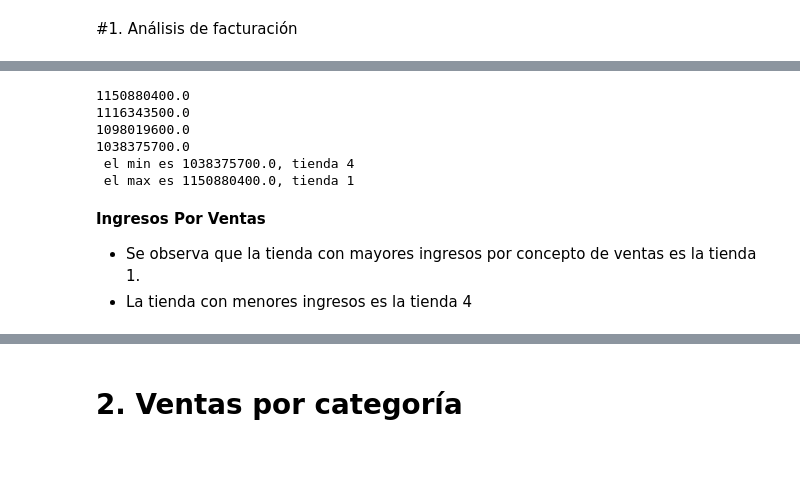
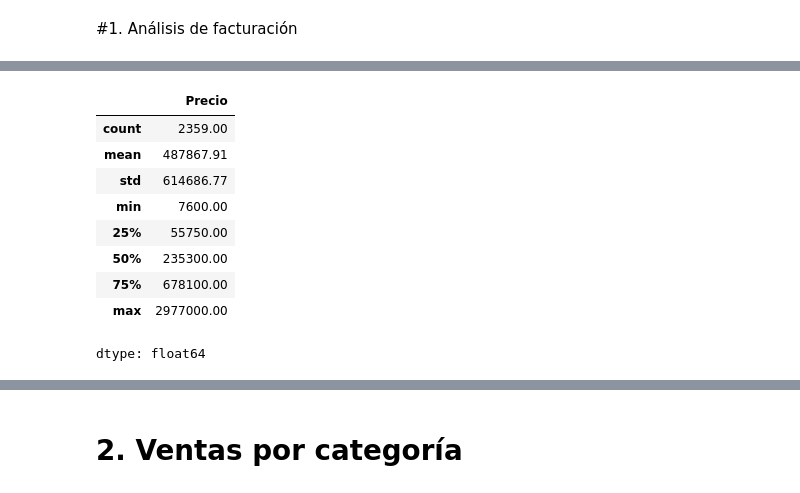
Before and after one commit to fmonteci/AluraStore, a Jupyter notebook: AluraStoreLatam.ipynb, the cells around one changed output, grey strips where cells are left out. Drawn from its saved outputs; the diff is of its cells as text; code cells hidden in the pictures; blank space fills up the shorter version.

```diff
--- a/AluraStoreLatam.ipynb
+++ b/AluraStoreLatam.ipynb
@@ -55,18 +28,14 @@ memory usage: 221.3+ KB
-# %%
-print(facturacion)
-print(facturacion2)
-print(facturacion3)
-print(facturacion4)
-print(f" el min es {min(facturacion,facturacion2,facturacion3,facturacion4)}, tienda 4")
-print(f" el max es {max(facturacion,facturacion2,facturacion3,facturacion4)}, tienda 1")
-# %% [output]
-1150880400.0
-1116343500.0
-1098019600.0
-1038375700.0
- el min es 1038375700.0, tienda 4
- el max es 1150880400.0, tienda 1
-# %% [markdown]
-**Ingresos Por Ventas**
-- Se observa que la tienda con mayores ingresos por concepto de ventas es la tienda 1.
-- La tienda con menores ingresos es la tienda 4
+# %%
+pd.set_option('display.float_format', '{:.2f}'.format)
+tienda["Precio"].describe()
+# %% [output]
+|  | Precio |
+| count | 2359.00 |
+| mean | 487867.91 |
+| std | 614686.77 |
+| min | 7600.00 |
+| 25% | 55750.00 |
+| 50% | 235300.00 |
+| 75% | 678100.00 |
+| max | 2977000.00 |
+dtype: float64
```
Also changed, not shown: parts of 13 cells of this notebook.
